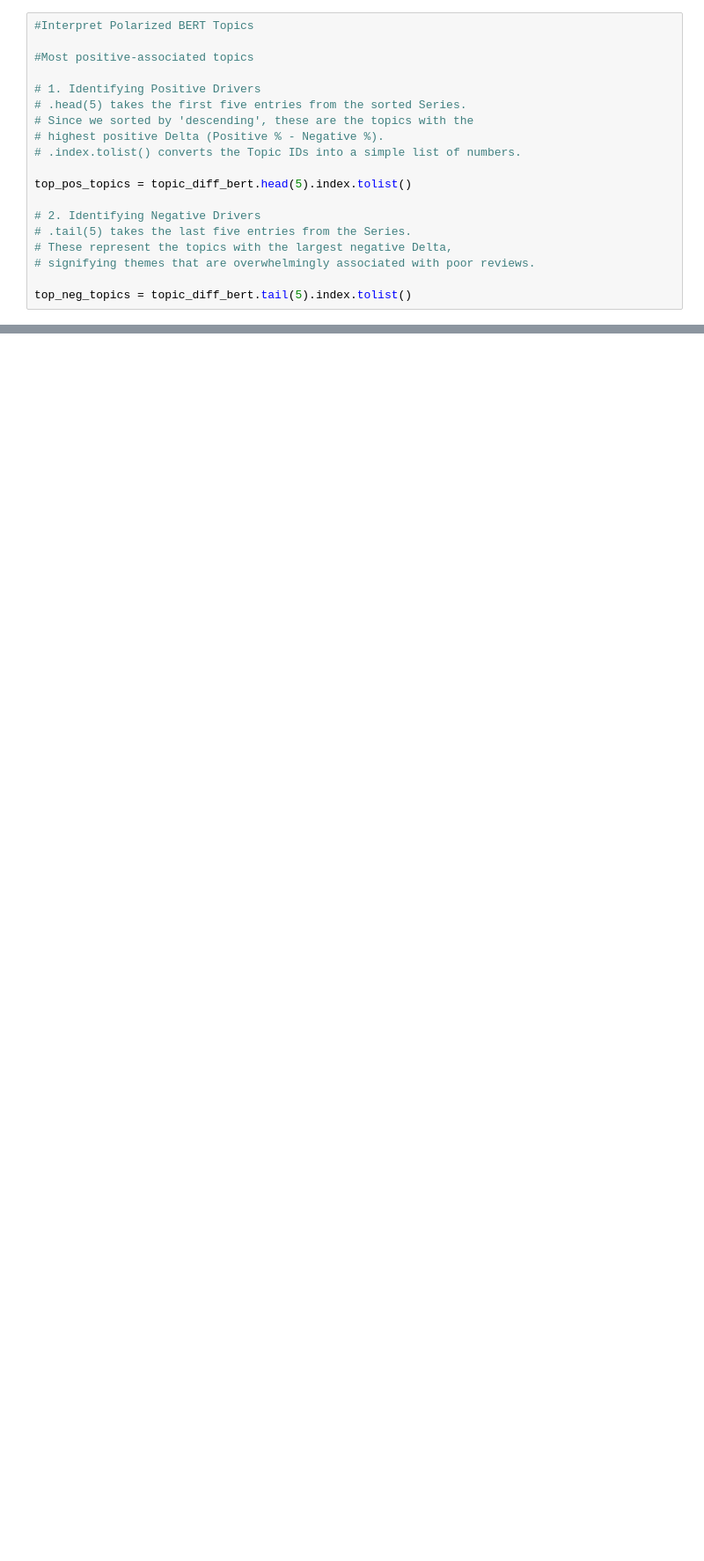
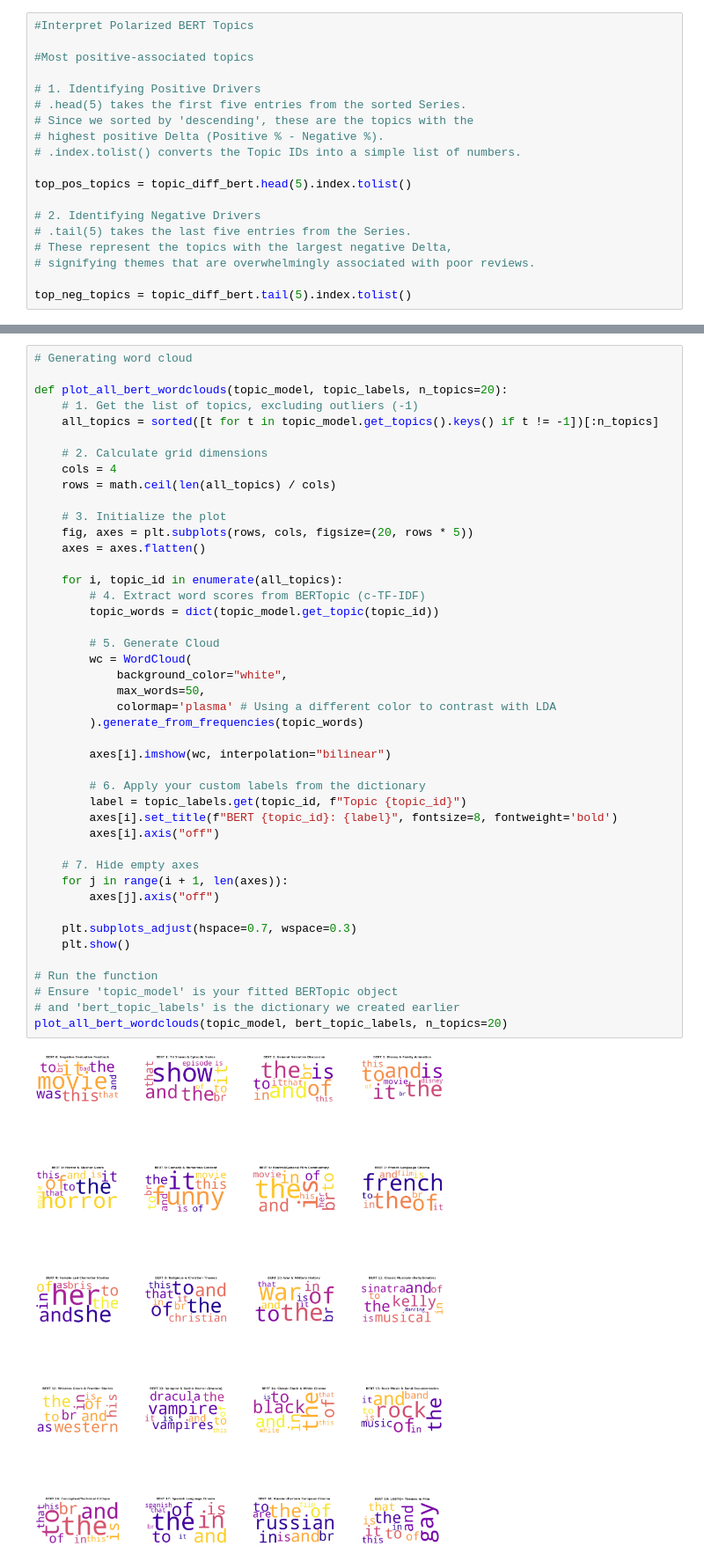
Before and after one commit to Sattiki/nlp-final-research-note, a Jupyter notebook: imdb-text-analysis.ipynb, the cells around one changed output, grey strips where cells are left out. Shown at 88% size. Drawn from its saved outputs; the diff is of its cells as text; blank space fills up the shorter version.

```diff
--- a/imdb-text-analysis.ipynb
+++ b/imdb-text-analysis.ipynb
@@ -929,3 +1092,49 @@ plt.show()
+# %%
+# Generating word cloud
+
+def plot_all_bert_wordclouds(topic_model, topic_labels, n_topics=20):
+    # 1. Get the list of topics, excluding outliers (-1)
+    all_topics = sorted([t for t in topic_model.get_topics().keys() if t != -1])[:n_topics]
+
+    # 2. Calculate grid dimensions
+    cols = 4
+    rows = math.ceil(len(all_topics) / cols)
+
+    # 3. Initialize the plot
+    fig, axes = plt.subplots(rows, cols, figsize=(20, rows * 5))
+    axes = axes.flatten()
+
+    for i, topic_id in enumerate(all_topics):
+        # 4. Extract word scores from BERTopic (c-TF-IDF)
+        topic_words = dict(topic_model.get_topic(topic_id))
+
+        # 5. Generate Cloud
+        wc = WordCloud(
+            background_color="white",
+            max_words=50,
+            colormap='plasma' # Using a different color to contrast with LDA
+        ).generate_from_frequencies(topic_words)
+
+        axes[i].imshow(wc, interpolation="bilinear")
+
+        # 6. Apply your custom labels from the dictionary
+        label = topic_labels.get(topic_id, f"Topic {topic_id}")
+        axes[i].set_title(f"BERT {topic_id}: {label}", fontsize=8, fontweight='bold')
+        axes[i].axis("off")
+
+    # 7. Hide empty axes
+    for j in range(i + 1, len(axes)):
+        axes[j].axis("off")
+
+    plt.subplots_adjust(hspace=0.7, wspace=0.3)
+    plt.show()
+
+# Run the function
+# Ensure 'topic_model' is your fitted BERTopic object
+# and 'bert_topic_labels' is the dictionary we created earlier
+plot_all_bert_wordclouds(topic_model, bert_topic_labels, n_topics=20)
+# %% [output]
+[figure, added]
 # %%
 # lda VS BERT
 # --- PART 1: LDA POLARITY PLOT ---
```
Also changed, not shown: parts of 21 cells of this notebook.
